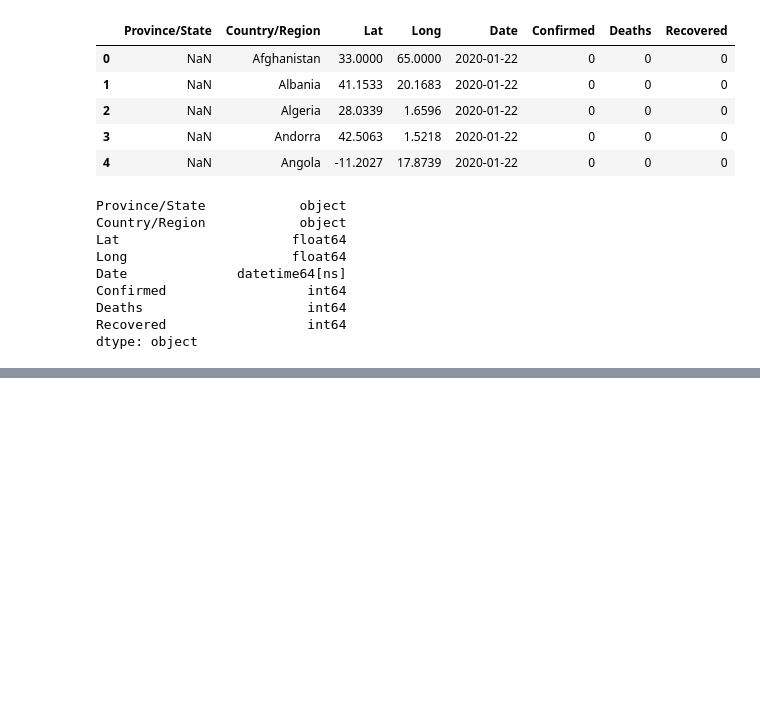
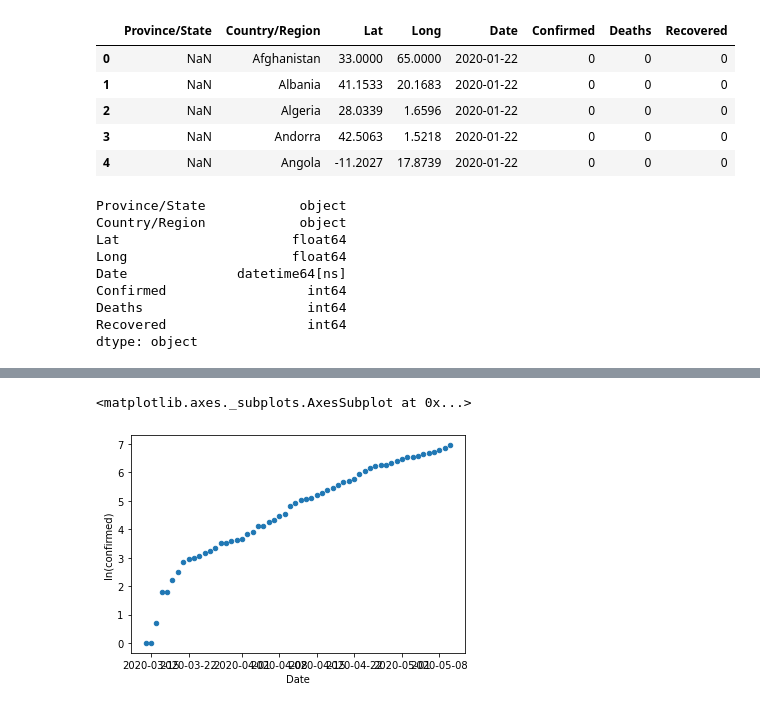
Before and after one commit to victorusacgt/2.Regresion-Polinomial, a Jupyter notebook: Tarea_2_Parte_1_Covid.ipynb, the cells around one changed output, grey strips where cells are left out. Cells and saved outputs as stored; diff of their text form; code cells hidden in the pictures; blank space fills up the shorter version.

```diff
--- a/Tarea_2_Parte_1_Covid.ipynb
+++ b/Tarea_2_Parte_1_Covid.ipynb
@@ -126,0 +55,6 @@ dtype: object
+# %%
+GT_confirmed["ln(confirmed)"] = np.log(GT_confirmed["Confirmed"])
+GT_confirmed.plot.scatter(x = "Date",y="ln(confirmed)")
+# %% [output]
+<matplotlib.axes._subplots.AxesSubplot at 0x...>
+[figure, added]
```
Also changed, not shown: parts of 18 cells of this notebook.
